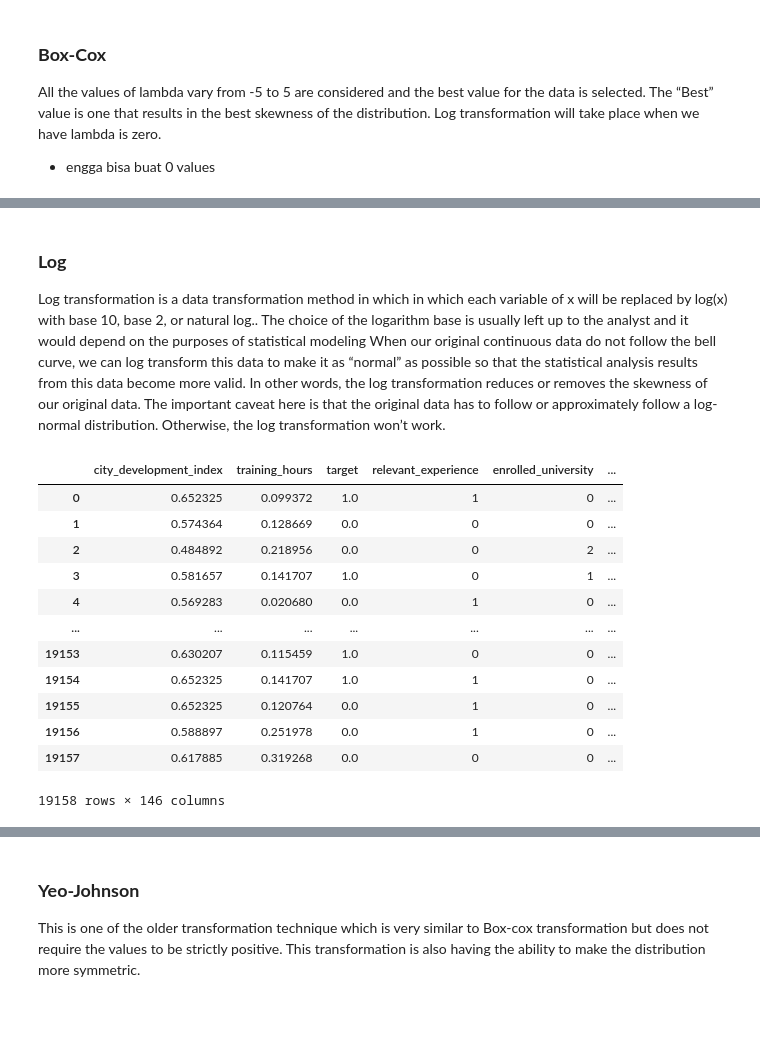
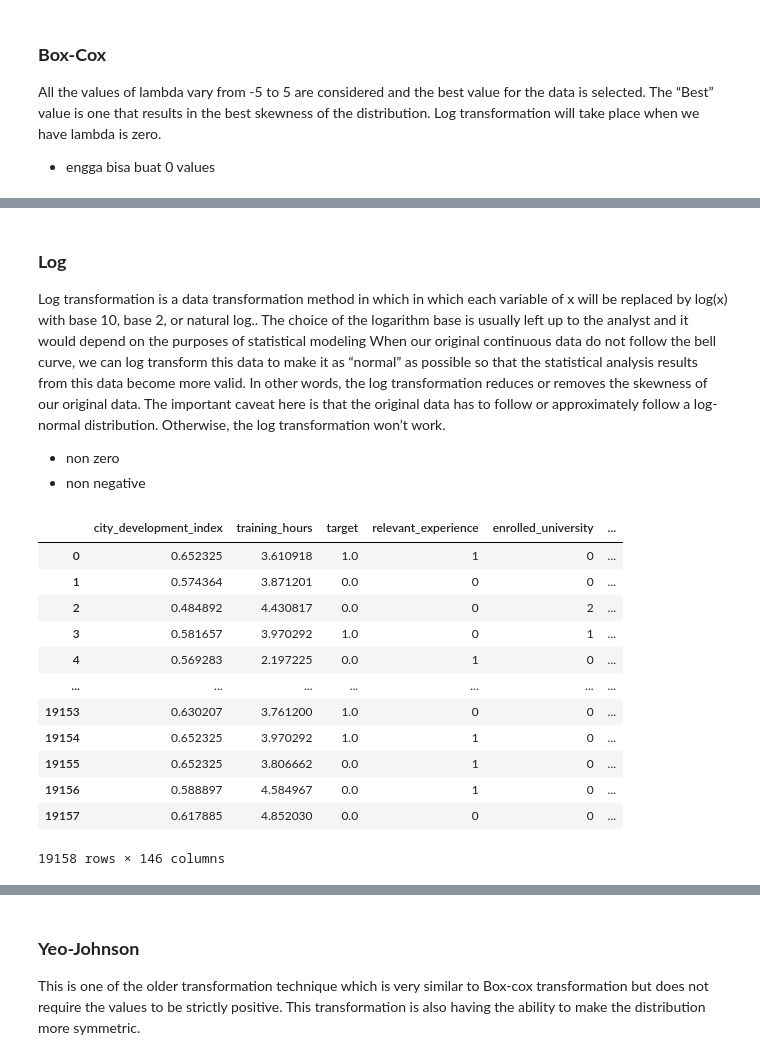
Before and after one commit to mrazakqq/HR-Analytics-Who-Will-Leave-The-Job, a Jupyter notebook: hr-analytics-who-will-leave-the-job.ipynb, the cells around one changed output, grey strips where cells are left out. Cells and saved outputs as stored; diff of their text form; code cells hidden in the pictures; blank space fills up the shorter version.

Commit message:
finish feature scaling

```diff
--- a/hr-analytics-who-will-leave-the-job.ipynb
+++ b/hr-analytics-who-will-leave-the-job.ipynb
@@ -1102,26 +1096,29 @@ def toBoxCoxScaling(data, cols):
 # %% [markdown]
 ### **Log**
 Log transformation is a data transformation method in which in which each variable of x will be replaced by log(x) with base 10, base 2, or natural log.. The choice of the logarithm base is usually left up to the analyst and it would depend on the purposes of statistical modeling When our original continuous data do not follow the bell curve, we can log transform this data to make it as “normal” as possible so that the statistical analysis results from this data become more valid. In other words, the log transformation reduces or removes the skewness of our original data. The important caveat here is that the original data has to follow or approximately follow a log-normal distribution. Otherwise, the log transformation won’t work.
+
+- non zero
+- non negative
 # %%
 def toLogScaling(data, cols):
   for value in cols:
     data[value] = np.log1p(data[value])
   return data
 # %%
-dataTuningTS1 = dataTuningScaling.copy()
+dataTuningTS1 = dataTuning.copy()
 dataTuningTS1 = toLogScaling(dataTuningTS1, ['training_hours', 'city_development_index'])
 dataTuningTS1
 # %% [output]
 |  | city_development_index | training_hours | target | relevant_experience | enrolled_university | ... |
-| 0 | 0.652325 | 0.099372 | 1.0 | 1 | 0 | ... |
-| 1 | 0.574364 | 0.128669 | 0.0 | 0 | 0 | ... |
-| 2 | 0.484892 | 0.218956 | 0.0 | 0 | 2 | ... |
-| 3 | 0.581657 | 0.141707 | 1.0 | 0 | 1 | ... |
-| 4 | 0.569283 | 0.020680 | 0.0 | 1 | 0 | ... |
+| 0 | 0.652325 | 3.610918 | 1.0 | 1 | 0 | ... |
+| 1 | 0.574364 | 3.871201 | 0.0 | 0 | 0 | ... |
+| 2 | 0.484892 | 4.430817 | 0.0 | 0 | 2 | ... |
+| 3 | 0.581657 | 3.970292 | 1.0 | 0 | 1 | ... |
+| 4 | 0.569283 | 2.197225 | 0.0 | 1 | 0 | ... |
 | ... | ... | ... | ... | ... | ... | ... |
-| 19153 | 0.630207 | 0.115459 | 1.0 | 0 | 0 | ... |
-| 19154 | 0.652325 | 0.141707 | 1.0 | 1 | 0 | ... |
-| 19155 | 0.652325 | 0.120764 | 0.0 | 1 | 0 | ... |
-| 19156 | 0.588897 | 0.251978 | 0.0 | 1 | 0 | ... |
-| 19157 | 0.617885 | 0.319268 | 0.0 | 0 | 0 | ... |
+| 19153 | 0.630207 | 3.761200 | 1.0 | 0 | 0 | ... |
+| 19154 | 0.652325 | 3.970292 | 1.0 | 1 | 0 | ... |
+| 19155 | 0.652325 | 3.806662 | 0.0 | 1 | 0 | ... |
+| 19156 | 0.588897 | 4.584967 | 0.0 | 1 | 0 | ... |
+| 19157 | 0.617885 | 4.852030 | 0.0 | 0 | 0 | ... |
 19158 rows × 146 columns
```
Also changed, not shown: parts of 34 cells of this notebook.
